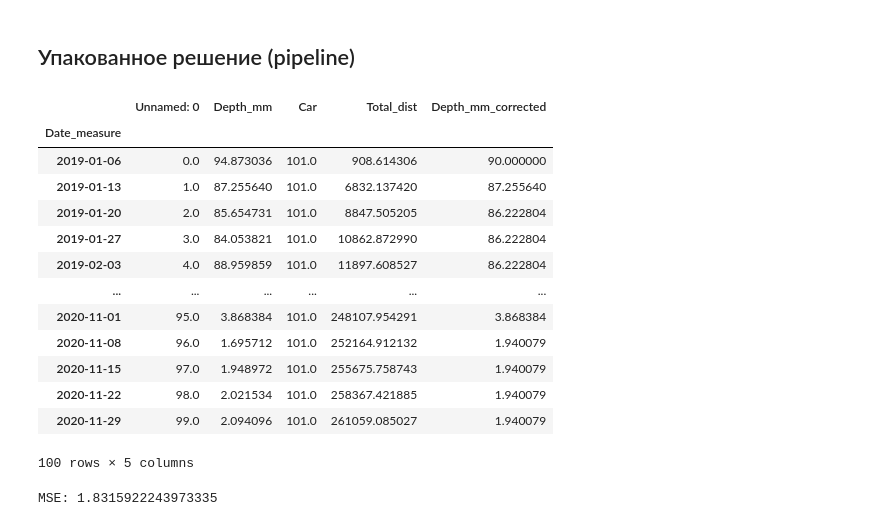
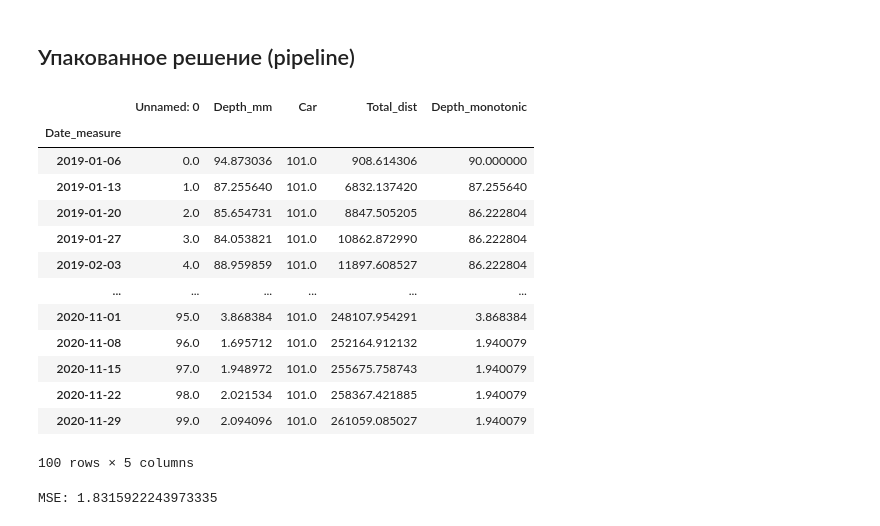
Before and after one commit to andrey-bat/test_tasks, a Jupyter notebook: Digital_logistics_DS_only_tasks.ipynb, the cells around one changed output. Cells and saved outputs as stored; diff of their text form; code cells hidden in the pictures.

```diff
--- a/Digital_logistics_DS_only_tasks.ipynb
+++ b/Digital_logistics_DS_only_tasks.ipynb
@@ -132,33 +135,36 @@ MSE: 3.587633430141058
 # %%
 def load_preprocess(filename:str) -> pd.DataFrame:
 
     def resample_with_fill(df):
         df = df.resample('W', on='Date_measure').mean()
         df = df.interpolate(method='linear')
         return df
 
     def dist_to_total(df):
         df['Total_dist'] = df['Dist_from_prev_measure'].cumsum()
         df.drop('Dist_from_prev_measure', axis='columns', inplace=True)
         return df
 
-    def make_monotone(series):
-        x = df.Total_dist.values
-        y = series.values
-        return IsotonicRegression(increasing=False, y_min=0, y_max=90).fit_transform(x, y)
+    def add_monotonic_depth(df):
+        model = IsotonicRegression(increasing=False, y_min=0, y_max=90)
+        x, y =  df.Total_dist, df.Depth_mm
+        df['Depth_monotonic'] = model.fit_transform(x, y)
+        return df
 
-    df = pd.read_excel(filename)
-    df.sort_values('Date_measure', inplace=True)
-    df = dist_to_total(df)
-    df = resample_with_fill(df)
-    df['Depth_mm_corrected'] = make_monotone(df.Depth_mm)
+    df = (
+        pd.read_excel(filename)
+        .sort_values('Date_measure')
+        .pipe(dist_to_total)
+        .pipe(resample_with_fill)
+        .pipe(add_monotonic_depth)
+        )
 
     return df
 
 df = load_preprocess('data_depths.xlsx')
 df
 # %% [output]
-|  | Unnamed: 0 | Depth_mm | Car | Total_dist | Depth_mm_corrected |
+|  | Unnamed: 0 | Depth_mm | Car | Total_dist | Depth_monotonic |
 | Date_measure |  |  |  |  |  |
 | 2019-01-06 | 0.0 | 94.873036 | 101.0 | 908.614306 | 90.000000 |
 | 2019-01-13 | 1.0 | 87.255640 | 101.0 | 6832.137420 | 87.255640 |
```
Also changed, not shown: parts of 12 cells of this notebook.
